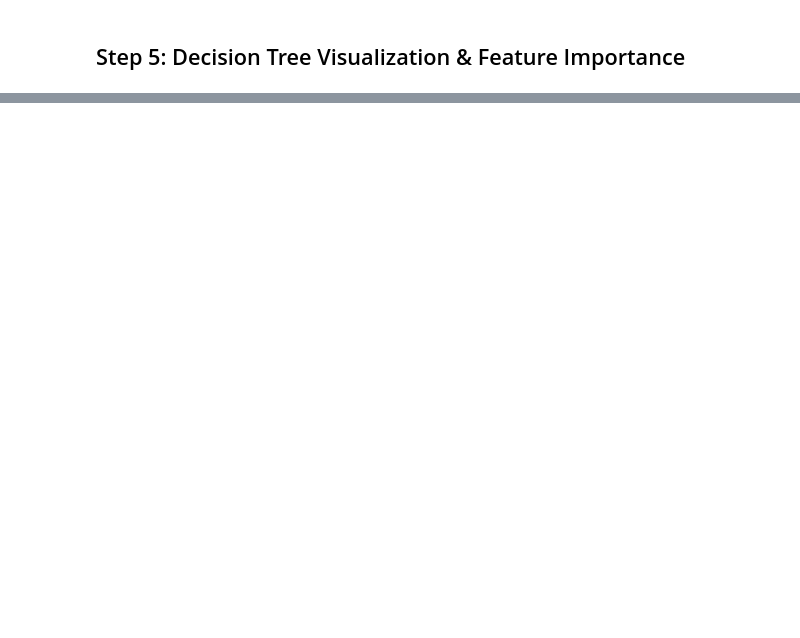
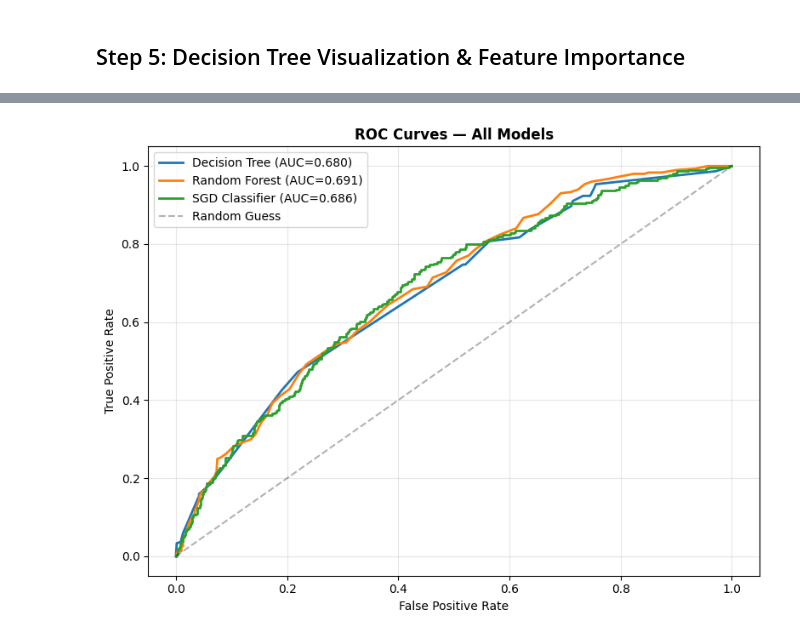
Before and after one commit to mdhiman/iimsd-ba-sessions, a Jupyter notebook: CourseContent/Session4_Classification/notebooks/Loan_Approval_Model.ipynb, the cells around one changed output, grey strips where cells are left out. Saved outputs shown, nothing was run; the diff lists cells and outputs as text; code cells hidden in the pictures; blank space fills up the shorter version.

```diff
--- a/CourseContent/Session4_Classification/notebooks/Loan_Approval_Model.ipynb
+++ b/CourseContent/Session4_Classification/notebooks/Loan_Approval_Model.ipynb
@@ -93,0 +256,10 @@ for name, model in models.items():
+# %%
+# Train Random Forest (uses unscaled data, like Decision Tree)
+rf_model = RandomForestClassifier(n_estimators=100, class_weight='balanced', random_state=42)
+rf_model.fit(X_train, y_train)
+rf_pred = rf_model.predict(X_test)
+rf_prob = rf_model.predict_proba(X_test)[:, 1]
+rf_auc = roc_auc_score(y_test, rf_prob)
+
+print(f"Random Forest | ROC-AUC: {rf_auc:.4f}")
+print(classification_report(y_test, rf_pred, target_names=['No Default', 'Default']))
@@ -93,0 +287,10 @@ for name, model in models.items():
+# %%
+# Train SGD Classifier (MUST use scaled data!)
+sgd_model = SGDClassifier(loss='log_loss', class_weight='balanced', random_state=42, max_iter=1000)
+sgd_model.fit(X_train_scaled, y_train)
+sgd_pred = sgd_model.predict(X_test_scaled)
+sgd_prob = sgd_model.decision_function(X_test_scaled)
+sgd_auc = roc_auc_score(y_test, sgd_prob)
+
+print(f"SGD Classifier | ROC-AUC: {sgd_auc:.4f}")
+print(classification_report(y_test, sgd_pred, target_names=['No Default', 'Default']))
@@ -93,0 +309,11 @@ for name, model in models.items():
+# %%
+# Collect all results for later use
+results = {
+    'Decision Tree': {'model': dt_model, 'y_pred': dt_pred, 'y_prob': dt_prob, 'roc_auc': dt_auc},
+    'Random Forest': {'model': rf_model, 'y_pred': rf_pred, 'y_prob': rf_prob, 'roc_auc': rf_auc},
+    'SGD Classifier': {'model': sgd_model, 'y_pred': sgd_pred, 'y_prob': sgd_prob, 'roc_auc': sgd_auc},
+}
+
+print("=== MODEL COMPARISON ===")
+for name, res in results.items():
+    print(f"  {name:20s} → ROC-AUC: {res['roc_auc']:.4f}")
@@ -118,0 +469,12 @@ plt.show()
+# %%
+fig, ax = plt.subplots(figsize=(8, 6))
+for name, res in results.items():
+    fpr, tpr, _ = roc_curve(y_test, res['y_prob'])
+    ax.plot(fpr, tpr, label=f"{name} (AUC={res['roc_auc']:.3f})", linewidth=2)
+ax.plot([0, 1], [0, 1], 'k--', alpha=0.3, label='Random Guess')
+ax.set_xlabel('False Positive Rate'); ax.set_ylabel('True Positive Rate')
+ax.set_title('ROC Curves — All Models', fontweight='bold'); ax.legend(); ax.grid(True, alpha=0.3)
+plt.tight_layout()
+plt.show()
+# %% [output]
+[figure, added]
```
Also changed, not shown: parts of 35 cells of this notebook.
